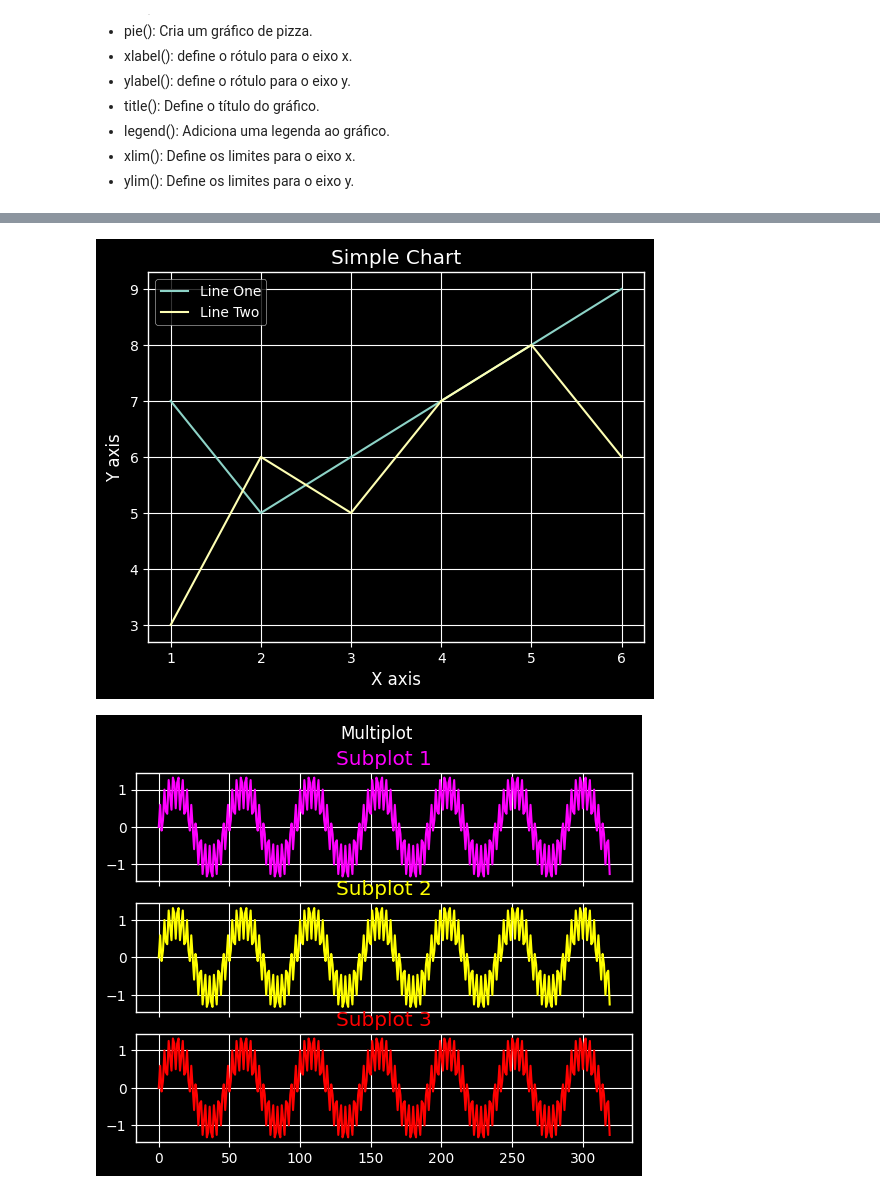
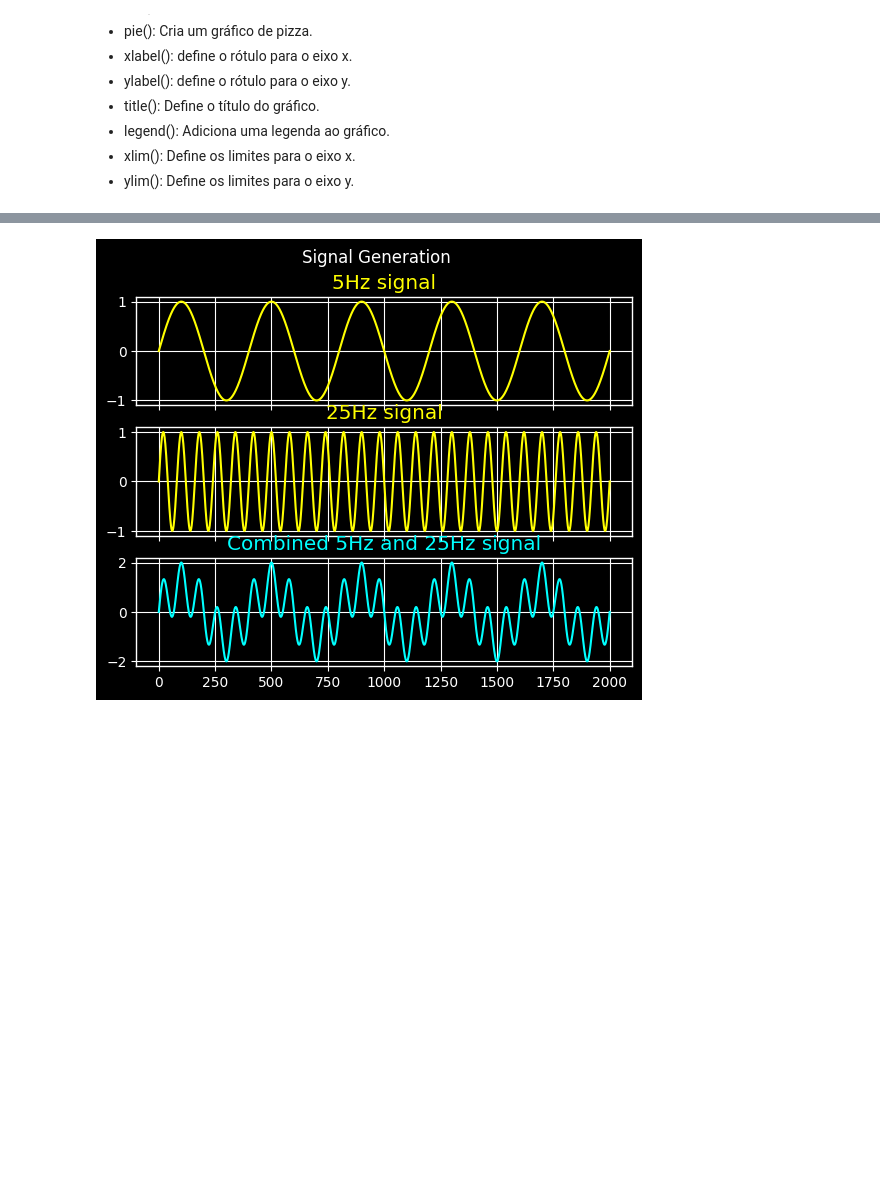
Before and after one commit to raphaelPinheiro26/Processamento-de-Sinais-e-Imagens---Fatec-RP, a Jupyter notebook: Processamento_Estatístico_e_Convolução.ipynb, the cells around one changed output, grey strips where cells are left out. Cells and saved outputs as stored; diff of their text form; code cells hidden in the pictures; blank space fills up the shorter version.

```diff
--- a/Processamento_Estatístico_e_Convolução.ipynb
+++ b/Processamento_Estatístico_e_Convolução.ipynb
@@ -97,76 +143,35 @@ InputSignal_1kHz_15kHz =[
 # %%
-#PyPlot Lib
-
-from matplotlib import pyplot as plt
-from matplotlib import style
-
-x =[1,2,3,4,5,6]
-y =[7,5,6,7,8,9]
-
-x2 =[1,2,3,4,5,6]
-y2 =[3,6,5,7,8,6]
-
-
-style.use('dark_background')
-plt.plot(x,y,label ='Line One')
-plt.plot(x2,y2,label ='Line Two')
-plt.xlabel('X axis')
-plt.ylabel('Y axis')
-plt.title('Simple Chart')
-
-plt.legend()
-plt.show()
-
-# SubPlot
-
-from matplotlib import pyplot as plt
-from matplotlib import style
-
-style.use('ggplot')
-style.use('dark_background')
-f,pltr_arr = plt.subplots(3,sharex = True)
-f.suptitle('Multiplot')
-
-pltr_arr[0].plot(InputSignal_1kHz_15kHz, color='magenta')
-pltr_arr[0].set_title('Subplot 1', color = 'magenta')
-
-pltr_arr[1].plot(InputSignal_1kHz_15kHz, color='yellow')
-pltr_arr[1].set_title('Subplot 2', color = 'yellow')
-
-pltr_arr[2].plot(InputSignal_1kHz_15kHz, color = 'red')
-pltr_arr[2].set_title('Subplot 3', color = 'red')
-
-plt.show()
-
-
 # Gerando Sinais
 from scipy import signal
 import numpy as np
 from matplotlib import pyplot as plt
 from matplotlib import style
 
 #Siganl sampling rate 20000Hz
 
-t = np.linspace(0,1.0,2001)
+t = np.linspace(0,1.0,2001) #lower, up, elements
+#verificar o tamanho do array
 
-sig_5Hz = np.sin(2*np.pi*5*t)
-sig_250Hz = np.sin(2*np.pi*250*t)
-sig_5Hz_250Hz = sig_5Hz + sig_250Hz
+sig_5Hz = np.sin(2*np.pi*5*t)#2*pi*5*frequencia
+sig_25Hz = np.sin(2*np.pi*25*t)
+#mostrar os sinais gerados (plot.show)
+sig_5Hz_25Hz = sig_5Hz + sig_25Hz
+#mostrar o sinais somados
 
+#plotar em sub plots
 style.use('dark_background')
 f,plt_arr = plt.subplots(3, sharex=True)
 f.suptitle('Signal Generation')
 
 plt_arr[0].plot(sig_5Hz,color ='yellow')
 plt_arr[0].set_title('5Hz signal', color ='yellow')
 
-plt_arr[1].plot(sig_250Hz,color ='yellow')
-plt_arr[1].set_title('250Hz signal', color ='yellow')
+plt_arr[1].plot(sig_25Hz,color ='yellow')
+plt_arr[1].set_title('25Hz signal', color ='yellow')
 
-plt_arr[2].plot(sig_5Hz_250Hz,color ='cyan')
-plt_arr[2].set_title('Combined 5Hz and 250Hz signal', color ='cyan')
+plt_arr[2].plot(sig_5Hz_25Hz,color ='cyan')
+plt_arr[2].set_title('Combined 5Hz and 25Hz signal', color ='cyan')
 
 plt.show()
 # %% [output]
-[figure, old version]
+[figure, new version]
-[figure, removed]
```
Also changed, not shown: parts of 4 cells of this notebook.
